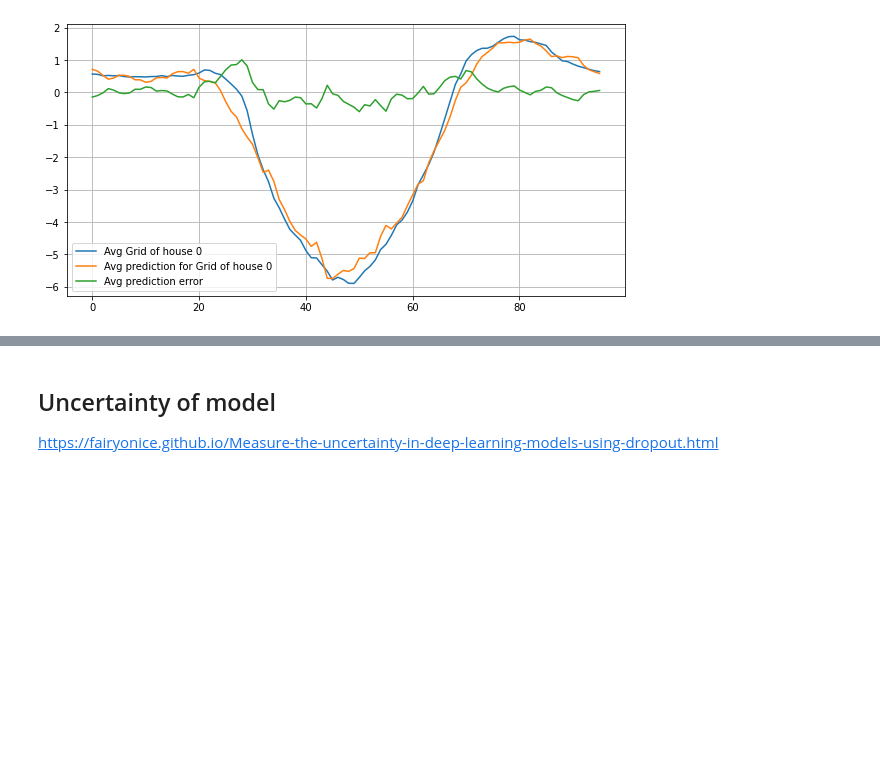
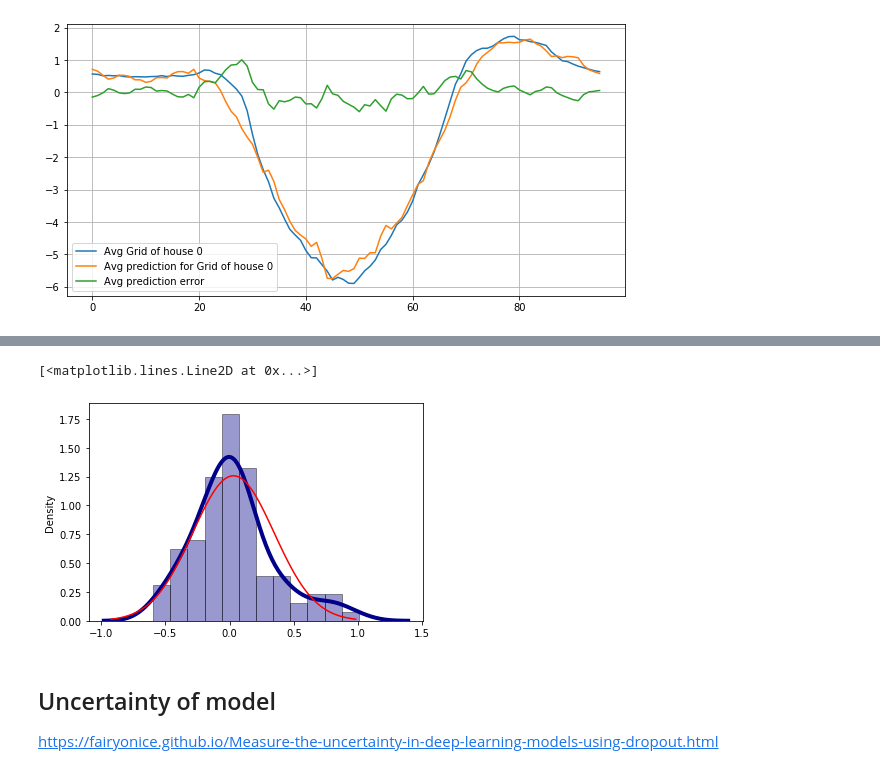
Before and after one commit to Natemen96/ECEMasterProject, a Jupyter notebook: notebooks/Dp1_analysis.ipynb, the cells around one changed output, grey strips where cells are left out. Drawn from its saved outputs; the diff is of its cells as text; code cells hidden in the pictures; blank space fills up the shorter version.

Commit message:
Updated Data Analysis

```diff
--- a/notebooks/Dp1_analysis.ipynb
+++ b/notebooks/Dp1_analysis.ipynb
@@ -232,3 +263,19 @@ f_h = np.mean(f_h)
+# %%
+#distro of the data vs normal
+
+mu = np.mean(error)
+variance = np.var(error)
+sigma = math.sqrt(variance)
+x = np.linspace(mu - 3*sigma, mu + 3*sigma, 100)
+
+sns.distplot(error, hist=True, kde=True,
+             bins='auto', color = 'darkblue',
+             hist_kws={'edgecolor':'black'},
+             kde_kws={'linewidth': 4})
+plt.plot(x, norm.pdf(x, mu, sigma), color ='r')
+# %% [output]
+[<matplotlib.lines.Line2D at 0x...>]
+[figure, added]
 # %% [markdown]
 ## Uncertainty of model
 https://fairyonice.github.io/Measure-the-uncertainty-in-deep-learning-models-using-dropout.html
```
Also changed, not shown: parts of 30 cells of this notebook, 1 other file.
